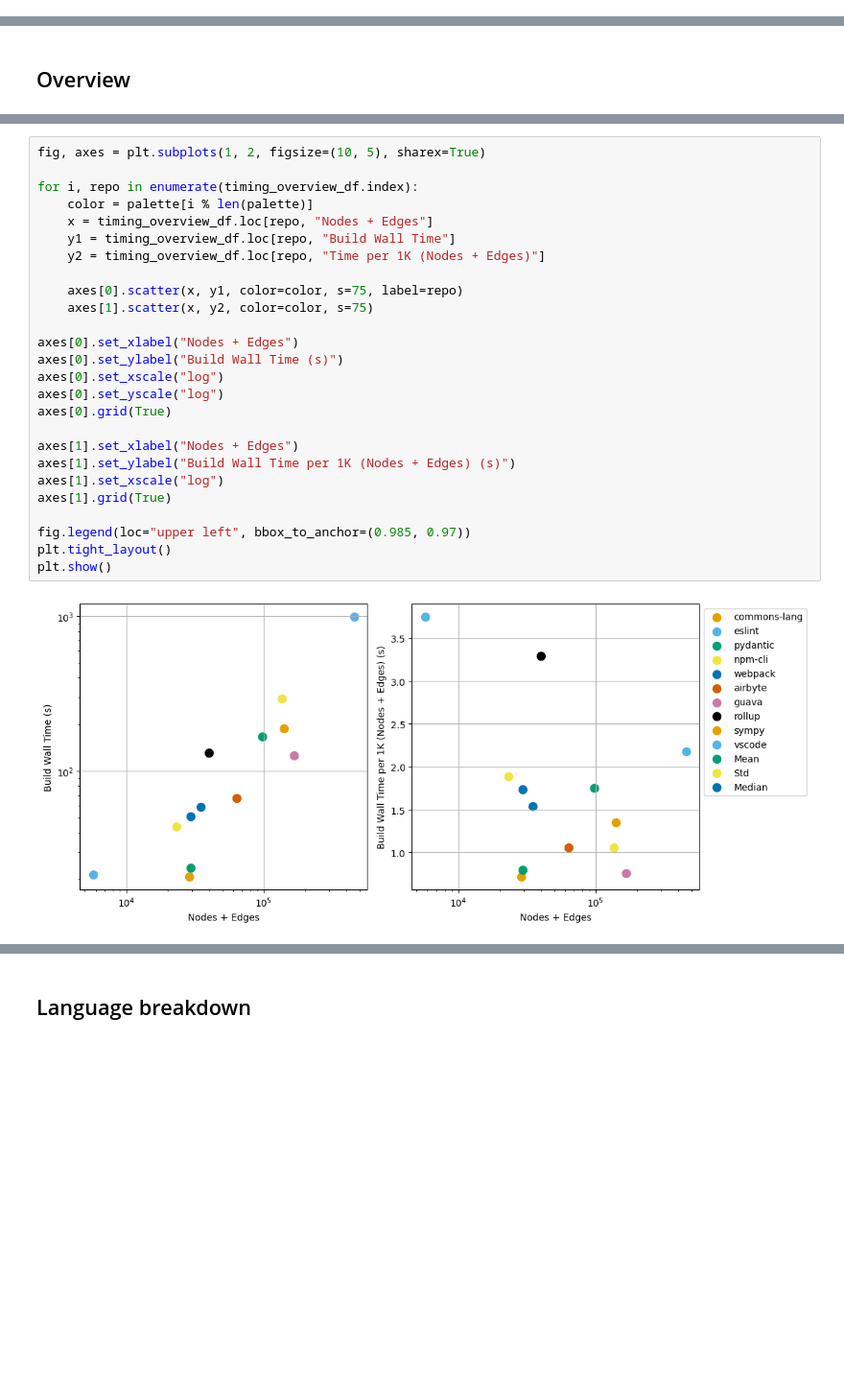
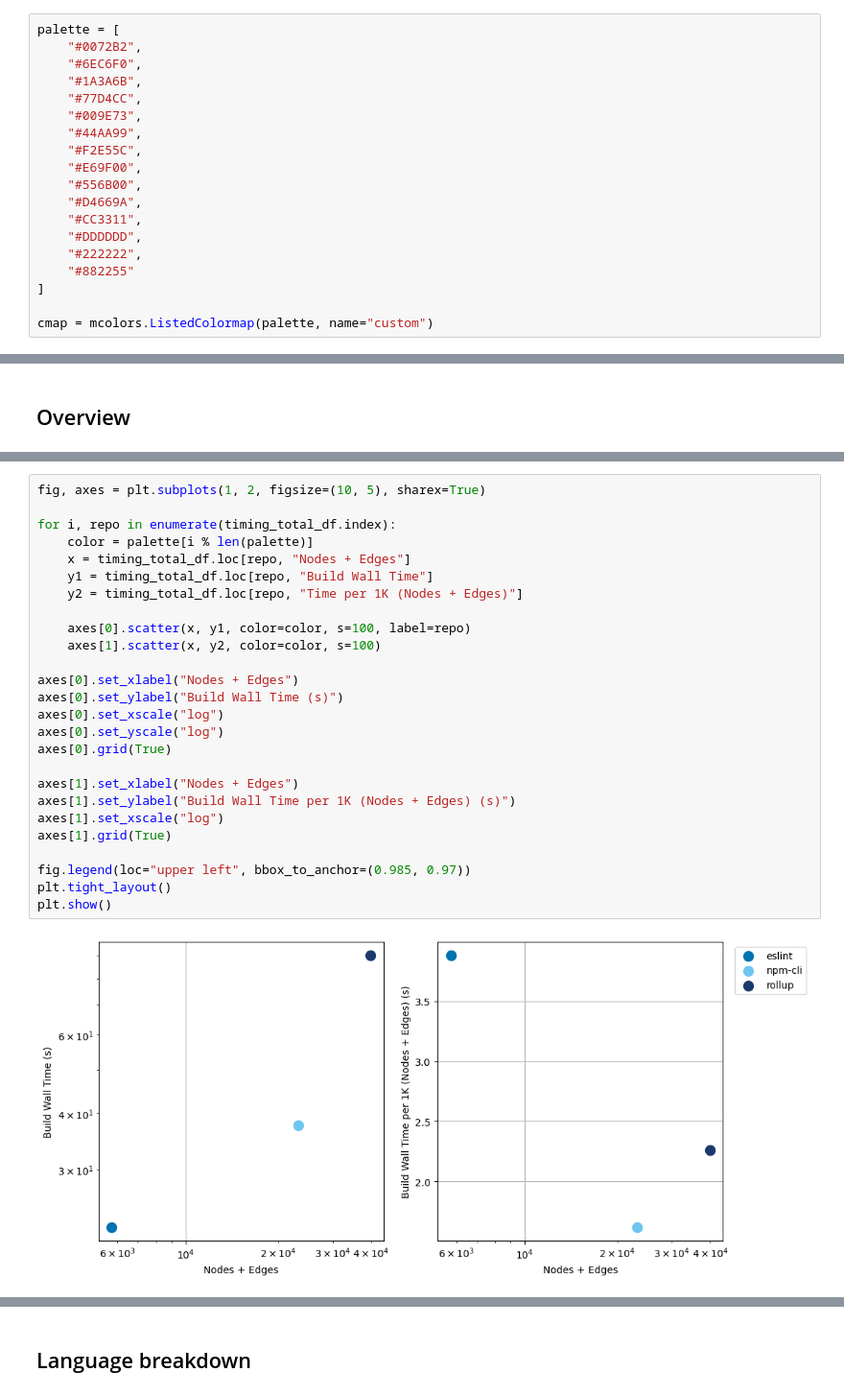
Before and after one commit to megascienta/sciona, a Jupyter notebook: validations/build_status_reports/evaluation.ipynb, the cells around one changed output, grey strips where cells are left out. Shown at 96% size. Drawn from its saved outputs; the diff is of its cells as text; blank space fills up the shorter version.

```diff
--- a/validations/build_status_reports/evaluation.ipynb
+++ b/validations/build_status_reports/evaluation.ipynb
@@ -21,4 +11,23 @@ palette = [
 REPORTS_DIR = Path.cwd() / "reports"
+# %%
+palette = [
+    "#0072B2",
+    "#6EC6F0",
+    "#1A3A6B",
+    "#77D4CC",
+    "#009E73",
+    "#44AA99",
+    "#F2E55C",
+    "#E69F00",
+    "#556B00",
+    "#D4669A",
+    "#CC3311",
+    "#DDDDDD",
+    "#222222",
+    "#882255"
+]
+
+cmap = mcolors.ListedColormap(palette, name="custom")
 # %% [markdown]
 ## Load Reports
 # %%
@@ -195,31 +190,31 @@ timing_overview_df
 # %%
 fig, axes = plt.subplots(1, 2, figsize=(10, 5), sharex=True)
 
-for i, repo in enumerate(timing_overview_df.index):
+for i, repo in enumerate(timing_total_df.index):
     color = palette[i % len(palette)]
-    x = timing_overview_df.loc[repo, "Nodes + Edges"]
-    y1 = timing_overview_df.loc[repo, "Build Wall Time"]
-    y2 = timing_overview_df.loc[repo, "Time per 1K (Nodes + Edges)"]
+    x = timing_total_df.loc[repo, "Nodes + Edges"]
+    y1 = timing_total_df.loc[repo, "Build Wall Time"]
+    y2 = timing_total_df.loc[repo, "Time per 1K (Nodes + Edges)"]
 
-    axes[0].scatter(x, y1, color=color, s=75, label=repo)
-    axes[1].scatter(x, y2, color=color, s=75)
+    axes[0].scatter(x, y1, color=color, s=100, label=repo)
+    axes[1].scatter(x, y2, color=color, s=100)
 
 axes[0].set_xlabel("Nodes + Edges")
 axes[0].set_ylabel("Build Wall Time (s)")
 axes[0].set_xscale("log")
 axes[0].set_yscale("log")
 axes[0].grid(True)
 
 axes[1].set_xlabel("Nodes + Edges")
 axes[1].set_ylabel("Build Wall Time per 1K (Nodes + Edges) (s)")
 axes[1].set_xscale("log")
 axes[1].grid(True)
 
 fig.legend(loc="upper left", bbox_to_anchor=(0.985, 0.97))
 plt.tight_layout()
 plt.show()
 # %% [output]
-[figure, old version]
+[figure, new version]
 # %%
 timing_phases_df = df_section(totals_df, "Timing").drop(columns=["Build Total Time", "Build Wall Time", "Diagnostic Classification"], errors="ignore")
 timing_phases_df = timing_phases_df.div(timing_phases_df.sum(axis=1), axis=0)
```
Also changed, not shown: parts of 15 cells of this notebook, 20 other files.
